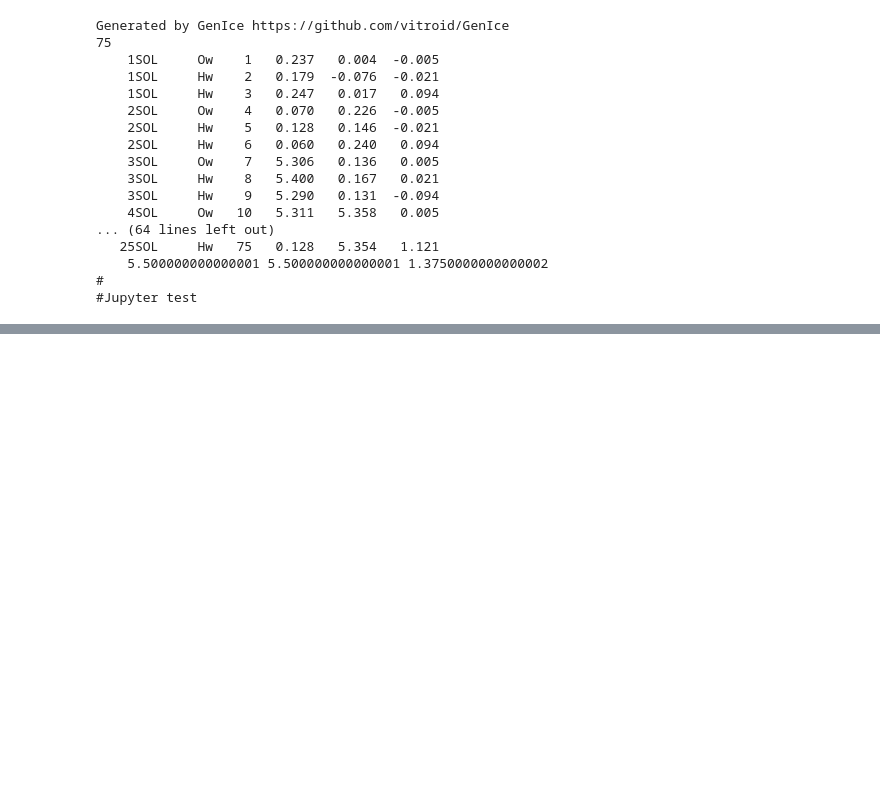
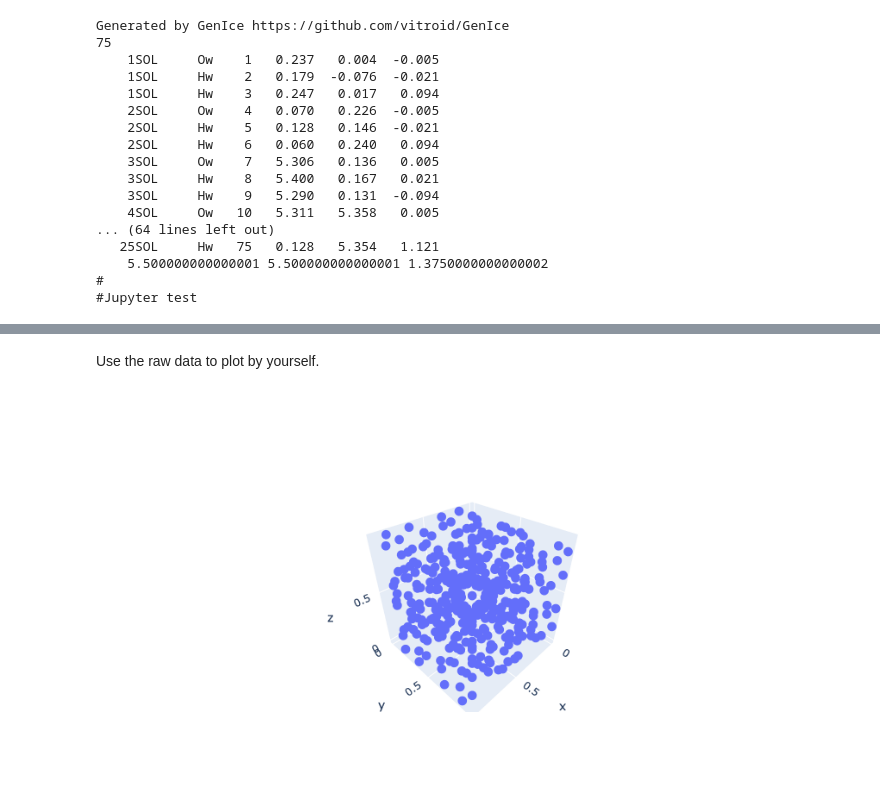
Before and after one commit to vitroid/GenIce, a Jupyter notebook: test.ipynb, the cells around one changed output, grey strips where cells are left out. Cells and saved outputs as stored; diff of their text form; code cells hidden in the pictures; blank space fills up the shorter version.

Commit message:
Colab+Plotly

```diff
--- a/test.ipynb
+++ b/test.ipynb
@@ -173,0 +176,10 @@ Generated by GenIce https://github.com/vitroid/GenIce
+# %%
+from genice2.genice import GenIce
+from genice2.importer import safe_import
+
+lattice    = safe_import("lattice", "CS1").Lattice()
+formatter  = safe_import("format", "raw").Format(stage=(1,))
+water      = safe_import("molecule", "spce").Molecule()
+raw = GenIce(lattice, rep=[2,2,2]).generate_ice(water, formatter)
+
+raw
@@ -173,0 +205,15 @@ Generated by GenIce https://github.com/vitroid/GenIce
+# %% [markdown]
+Use the raw data to plot by yourself.
+# %%
+waters = raw["reppositions"]
+import plotly.graph_objects as go
+
+fig = go.Figure(data=[go.Scatter3d(x = waters[:,0],
+                                   y = waters[:,1],
+                                   z = waters[:,2],
+                                   marker=dict(size=3),
+                                   mode = 'markers'
+                                   )])
+fig.show()
+# %% [output]
+[figure, added]
```
Also changed, not shown: parts of 2 cells of this notebook, 3 other files.
